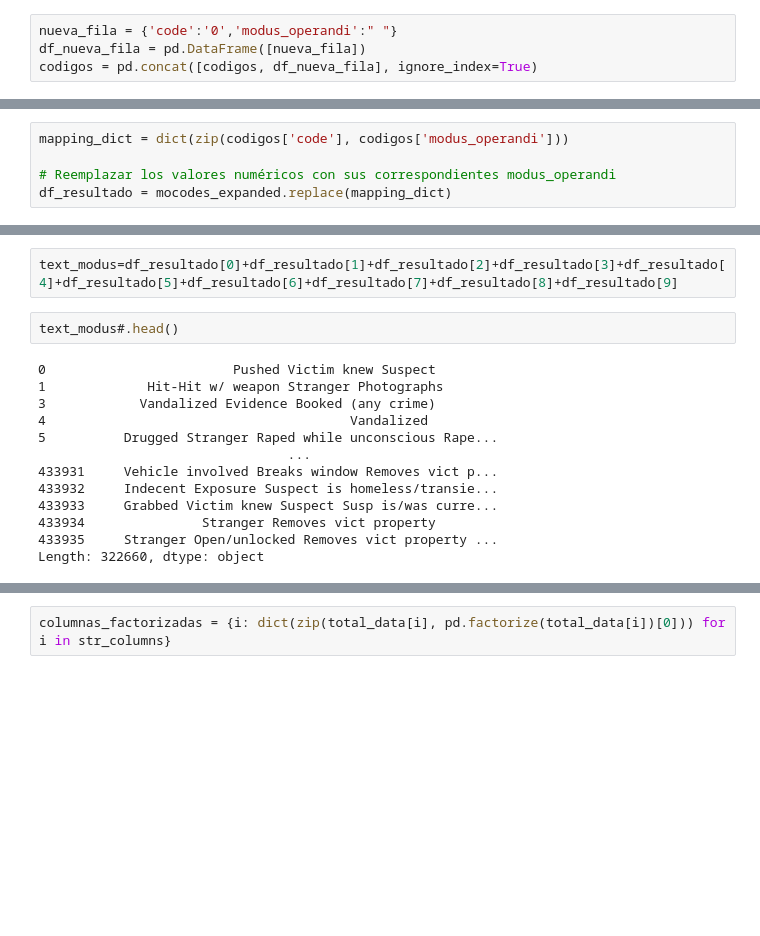
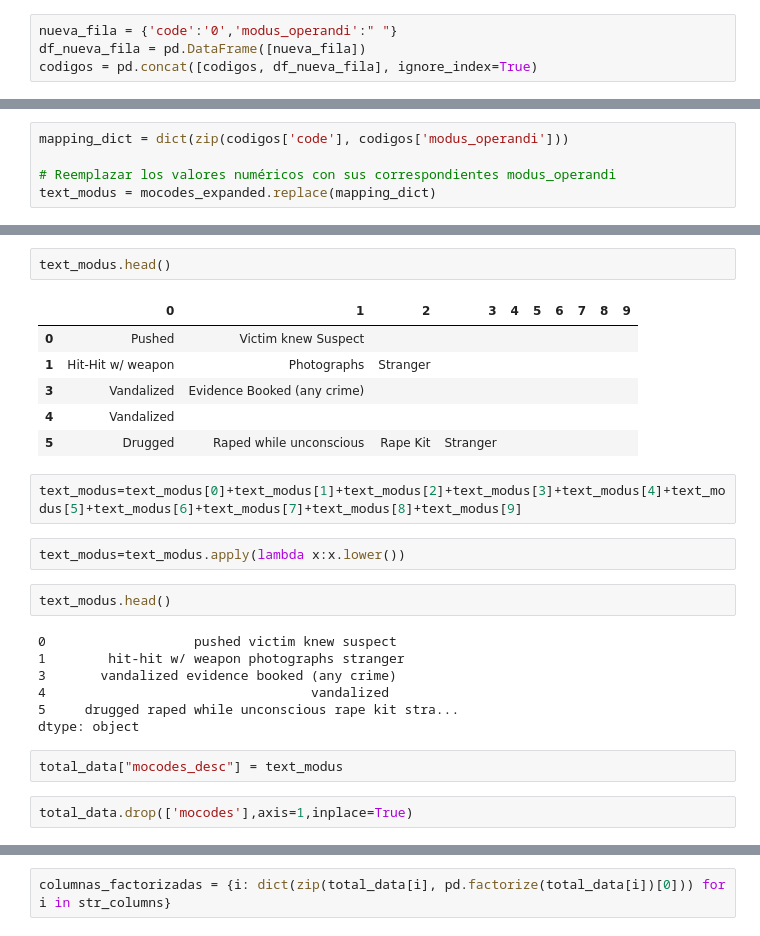
Before and after one commit to orj93/final_proyect_crime, a Jupyter notebook: src/EDA.ipynb, the cells around one changed output, grey strips where cells are left out. Saved outputs shown, nothing was run; the diff lists cells and outputs as text; blank space fills up the shorter version.

```diff
--- a/src/EDA.ipynb
+++ b/src/EDA.ipynb
@@ -790,4 +751,4 @@ codigos
 mapping_dict = dict(zip(codigos['code'], codigos['modus_operandi']))
 
 # Reemplazar los valores numéricos con sus correspondientes modus_operandi
-df_resultado = mocodes_expanded.replace(mapping_dict)
+text_modus = mocodes_expanded.replace(mapping_dict)
@@ -810,20 +755,29 @@ df_resultado
+# %%
+text_modus.head()
+# %% [output]
+|  | 0 | 1 | 2 | 3 | 4 | 5 | 6 | 7 | 8 | 9 |
+| 0 | Pushed | Victim knew Suspect |  |  |  |  |  |  |  |  |
+| 1 | Hit-Hit w/ weapon | Photographs | Stranger |  |  |  |  |  |  |  |
+| 3 | Vandalized | Evidence Booked (any crime) |  |  |  |  |  |  |  |  |
+| 4 | Vandalized |  |  |  |  |  |  |  |  |  |
+| 5 | Drugged | Raped while unconscious | Rape Kit | Stranger |  |  |  |  |  |  |
 # %%
-text_modus=df_resultado[0]+df_resultado[1]+df_resultado[2]+df_resultado[3]+df_resultado[4]+df_resultado[5]+df_resultado[6]+df_resultado[7]+df_resultado[8]+df_resultado[9]
+text_modus=text_modus[0]+text_modus[1]+text_modus[2]+text_modus[3]+text_modus[4]+text_modus[5]+text_modus[6]+text_modus[7]+text_modus[8]+text_modus[9]
+# %%
+text_modus=text_modus.apply(lambda x:x.lower())
 # %%
-text_modus#.head()
+text_modus.head()
 # %% [output]
-0                        Pushed Victim knew Suspect
-1             Hit-Hit w/ weapon Stranger Photographs
-3            Vandalized Evidence Booked (any crime)
-4                                       Vandalized
-5          Drugged Stranger Raped while unconscious Rape...
-                                ...
-433931     Vehicle involved Breaks window Removes vict p...
-433932     Indecent Exposure Suspect is homeless/transie...
-433933     Grabbed Victim knew Suspect Susp is/was curre...
-433934               Stranger Removes vict property
-433935     Stranger Open/unlocked Removes vict property ...
-Length: 322660, dtype: object
+0                   pushed victim knew suspect
+1        hit-hit w/ weapon photographs stranger
+3       vandalized evidence booked (any crime)
+4                                  vandalized
+5     drugged raped while unconscious rape kit stra...
+dtype: object
+# %%
+total_data["mocodes_desc"] = text_modus
+# %%
+total_data.drop(['mocodes'],axis=1,inplace=True)
 # %%
 total_data.info()
 # %% [output]
```
Also changed, not shown: parts of 40 cells of this notebook.
